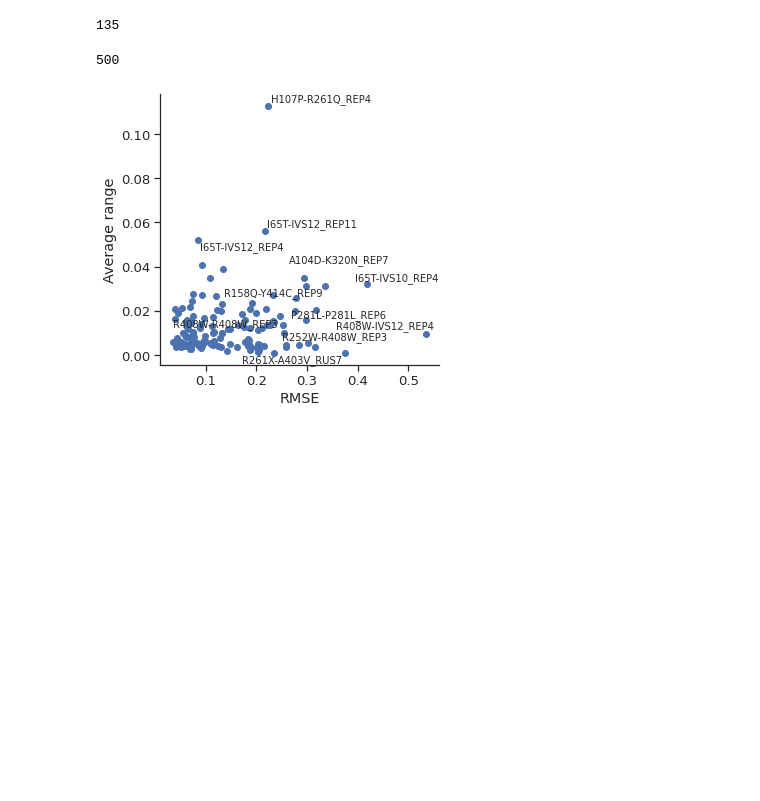
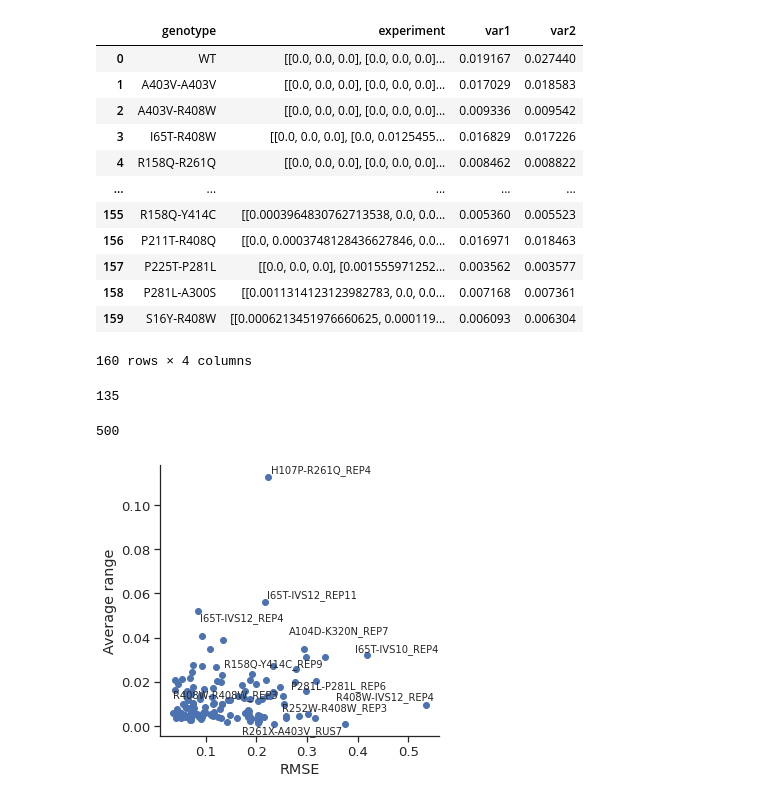
Before and after one commit to imsb-uke/Phenylketonuria, a Jupyter notebook: src/qc_v2.ipynb, the cells around one changed output. Drawn from its saved outputs; the diff is of its cells as text; code cells hidden in the pictures; blank space fills up the shorter version.

```diff
--- a/src/qc_v2.ipynb
+++ b/src/qc_v2.ipynb
@@ -69,3 +33,41 @@ df.shape
+# %%
+feature = pd.DataFrame(columns=['genotype', 'experiment', 'var1', 'var2'])
+
+for exp in tqdm(dict_data.keys()):
+    variants = dict_data[exp]
+
+    WT_av = variants['WT'][3]
+    max_wt = np.around(WT_av.max().max(), decimals=2) # maximum value of WT to be used for rescaling
+
+    for var in variants.keys():
+        e1, e2, e3, _ = variants[var]
+        e1, e2, e3 = reshape(e1/max_wt), reshape(e2/max_wt), reshape(e3/max_wt)
+        exp = np.concatenate([e1, e2, e3], axis=1)
+
+        median = np.median(exp, axis=1)
+        max = median = np.max(exp, axis=1)
+        min = median = np.min(exp, axis=1)
+        range = np.ptp(exp, axis=1)
+        variation1 = range / (median + 1)
+        variation2 = (max - median) / (median - min + 1)
+
+        feature.loc[len(feature)] = [var, exp, variation1.mean(), variation2.mean()]
+# %%
+feature
+# %% [output]
+|  | genotype | experiment | var1 | var2 |
+| 0 | WT | [[0.0, 0.0, 0.0], [0.0, 0.0, 0.0]... | 0.019167 | 0.027440 |
+| 1 | A403V-A403V | [[0.0, 0.0, 0.0], [0.0, 0.0, 0.0]... | 0.017029 | 0.018583 |
+| 2 | A403V-R408W | [[0.0, 0.0, 0.0], [0.0, 0.0, 0.0]... | 0.009336 | 0.009542 |
+| 3 | I65T-R408W | [[0.0, 0.0, 0.0], [0.0, 0.0125455... | 0.016829 | 0.017226 |
+| 4 | R158Q-R261Q | [[0.0, 0.0, 0.0], [0.0, 0.0, 0.0]... | 0.008462 | 0.008822 |
+| ... | ... | ... | ... | ... |
+| 155 | R158Q-Y414C | [[0.0003964830762713538, 0.0, 0.0... | 0.005360 | 0.005523 |
+| 156 | P211T-R408Q | [[0.0, 0.0003748128436627846, 0.0... | 0.016971 | 0.018463 |
+| 157 | P225T-P281L | [[0.0, 0.0, 0.0], [0.001555971252... | 0.003562 | 0.003577 |
+| 158 | P281L-A300S | [[0.0011314123123982783, 0.0, 0.0... | 0.007168 | 0.007361 |
+| 159 | S16Y-R408W | [[0.0006213451976660625, 0.000119... | 0.006093 | 0.006304 |
+160 rows × 4 columns
 # %%
 df_clusters = pd.read_csv("extracted_features_v2.csv", index_col=0)
 df_clusters.index = df_clusters.index+"_"+df_clusters.experiment
```
Also changed, not shown: parts of 8 cells of this notebook, 2 other files.
